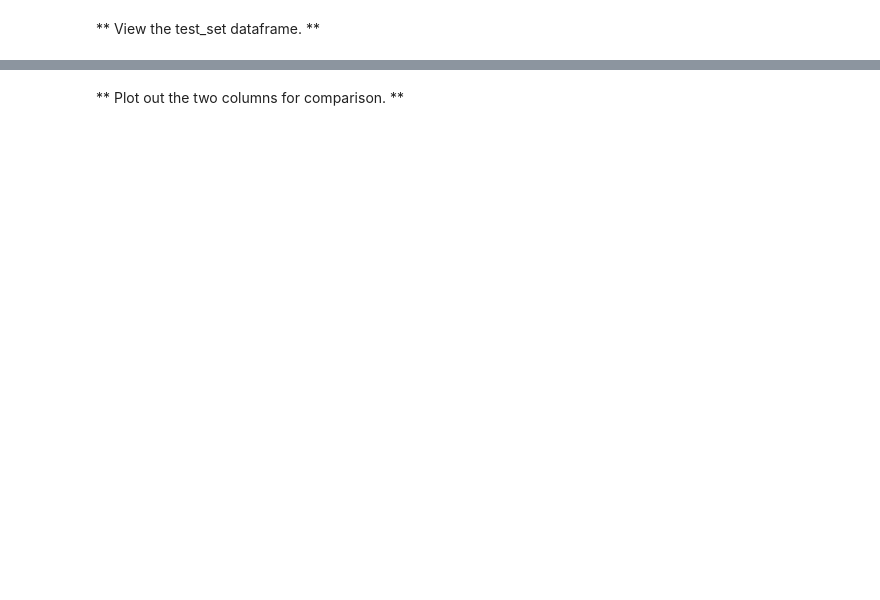
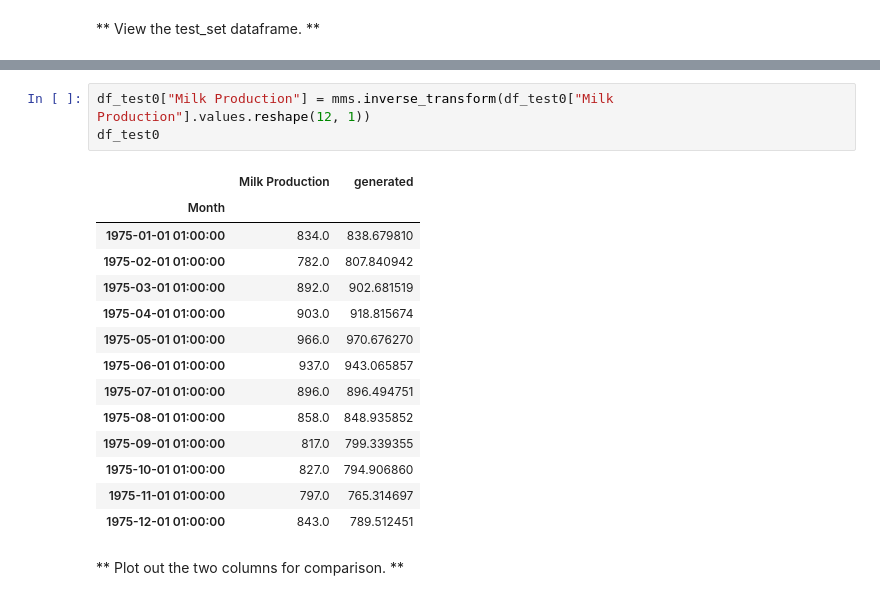
Before and after one commit to zfreedman/tfnn, a Jupyter notebook: code/rnn/02-Time-Series-Exercise.ipynb, the cells around one changed output, grey strips where cells are left out. Drawn from its saved outputs; the diff is of its cells as text; blank space fills up the shorter version.

```diff
--- a/code/rnn/02-Time-Series-Exercise.ipynb
+++ b/code/rnn/02-Time-Series-Exercise.ipynb
@@ -520,2 +524,20 @@ See the caveats in the documentation: http://pandas.pydata.org/pandas-docs/stabl
+# %%
+df_test0["Milk Production"] = mms.inverse_transform(df_test0["Milk Production"].values.reshape(12, 1))
+df_test0
+# %% [output]
+|  | Milk Production | generated |
+| Month |  |  |
+| 1975-01-01 01:00:00 | 834.0 | 838.679810 |
+| 1975-02-01 01:00:00 | 782.0 | 807.840942 |
+| 1975-03-01 01:00:00 | 892.0 | 902.681519 |
+| 1975-04-01 01:00:00 | 903.0 | 918.815674 |
+| 1975-05-01 01:00:00 | 966.0 | 970.676270 |
+| 1975-06-01 01:00:00 | 937.0 | 943.065857 |
+| 1975-07-01 01:00:00 | 896.0 | 896.494751 |
+| 1975-08-01 01:00:00 | 858.0 | 848.935852 |
+| 1975-09-01 01:00:00 | 817.0 | 799.339355 |
+| 1975-10-01 01:00:00 | 827.0 | 794.906860 |
+| 1975-11-01 01:00:00 | 797.0 | 765.314697 |
+| 1975-12-01 01:00:00 | 843.0 | 789.512451 |
 # %% [markdown]
 ** Plot out the two columns for comparison. **
```
Also changed, not shown: parts of 22 cells of this notebook, 3 other files.
